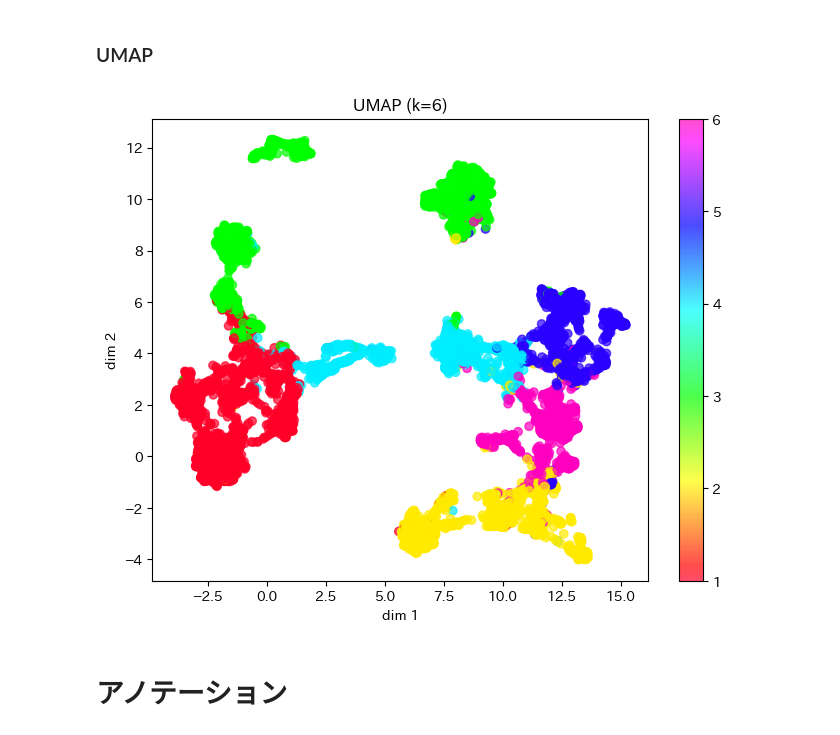
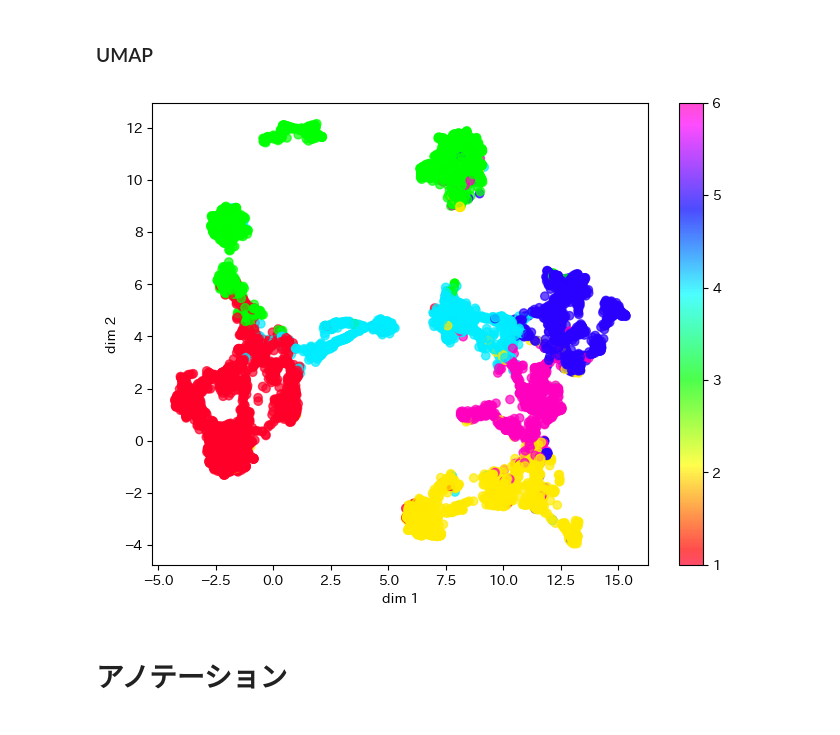
Before and after one commit to maruyama-lab-design/Preservation-of-Emotional-Context-in-Tweet-Embeddings, a Jupyter notebook: emotion_kmeans.ipynb, the cells around one changed output. Cells and saved outputs as stored; diff of their text form; code cells hidden in the pictures.

```diff
--- a/emotion_kmeans.ipynb
+++ b/emotion_kmeans.ipynb
@@ -356,20 +356,20 @@ plt.show()
 # %%
 import umap
 
 # UMAP
 umap_obj = umap.UMAP(n_components=2, random_state=0, n_neighbors=10, metric='yule')
 df_wrime_features_umap = umap_obj.fit_transform(df_wrime_features)
 
 # 可視化
 plt.figure(figsize=(8, 6))
 plt.scatter(df_wrime_features_umap[:, 0], df_wrime_features_umap[:, 1], c=clusters, cmap=cmap_name, alpha=0.7)
 plt.xlabel('dim 1')
 plt.ylabel('dim 2')
-plt.title(f'UMAP (k={k})')
+# plt.title(f'UMAP (k={k})')
 plt.colorbar()
 plt.show()
 # %% [output]
-[figure, old version]
+[figure, new version]
 # %% [markdown]
 # アノテーション
 # %% [markdown]
```
Also changed, not shown: parts of 6 cells of this notebook, 4 other files.
